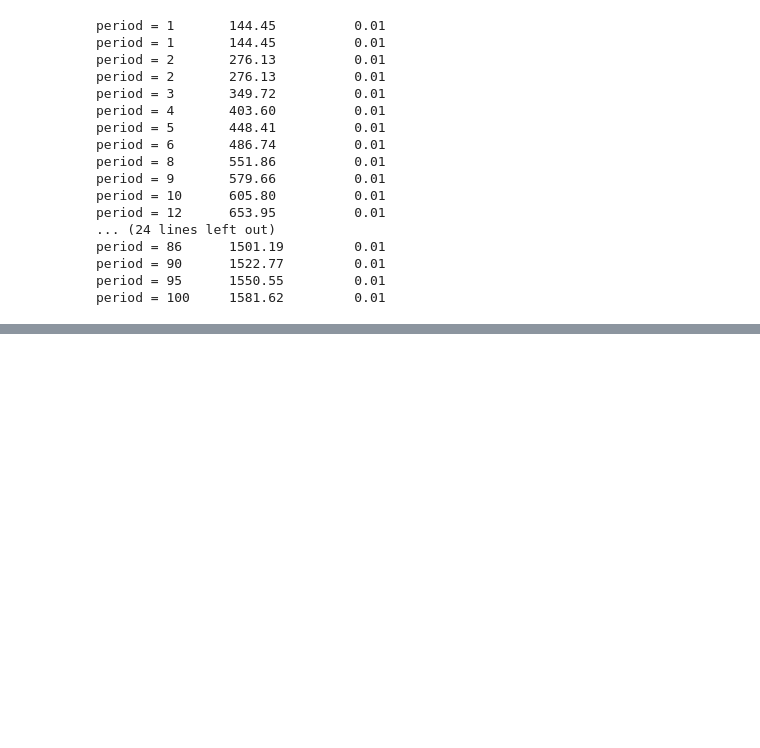
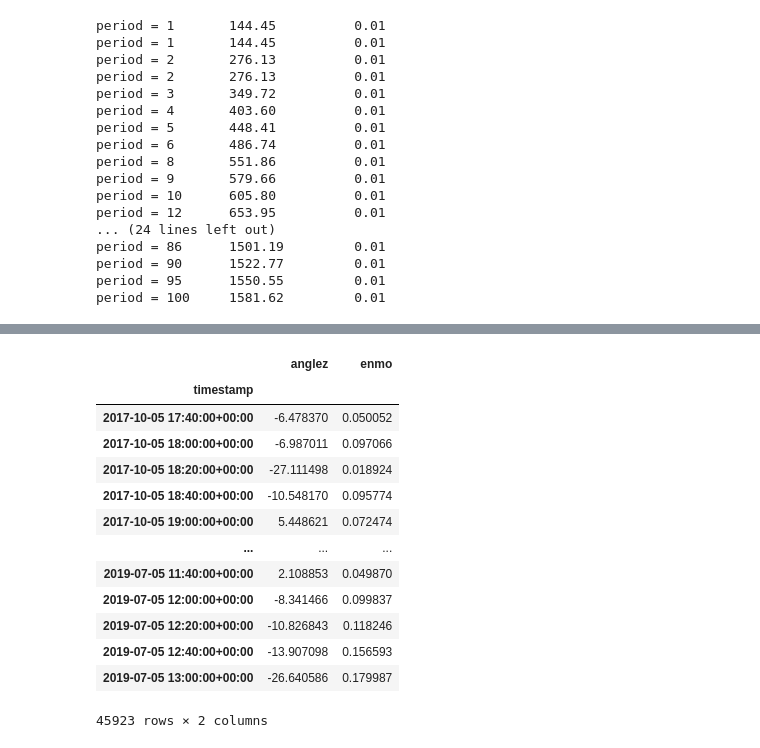
Before and after one commit to Felecort/TDA_Uni, a Jupyter notebook: src/cut_dataset.ipynb, the cells around one changed output, grey strips where cells are left out. Saved outputs shown, nothing was run; the diff lists cells and outputs as text; code cells hidden in the pictures; blank space fills up the shorter version.

```diff
--- a/src/cut_dataset.ipynb
+++ b/src/cut_dataset.ipynb
@@ -115,0 +194,17 @@ period = 100     1581.62         0.01
+# %%
+truncated_data.set_index("timestamp")[["anglez", "enmo"]].resample("20min").mean()
+# %% [output]
+|  | anglez | enmo |
+| timestamp |  |  |
+| 2017-10-05 17:40:00+00:00 | -6.478370 | 0.050052 |
+| 2017-10-05 18:00:00+00:00 | -6.987011 | 0.097066 |
+| 2017-10-05 18:20:00+00:00 | -27.111498 | 0.018924 |
+| 2017-10-05 18:40:00+00:00 | -10.548170 | 0.095774 |
+| 2017-10-05 19:00:00+00:00 | 5.448621 | 0.072474 |
+| ... | ... | ... |
+| 2019-07-05 11:40:00+00:00 | 2.108853 | 0.049870 |
+| 2019-07-05 12:00:00+00:00 | -8.341466 | 0.099837 |
+| 2019-07-05 12:20:00+00:00 | -10.826843 | 0.118246 |
+| 2019-07-05 12:40:00+00:00 | -13.907098 | 0.156593 |
+| 2019-07-05 13:00:00+00:00 | -26.640586 | 0.179987 |
+45923 rows × 2 columns
```
Also changed, not shown: parts of 15 cells of this notebook.
